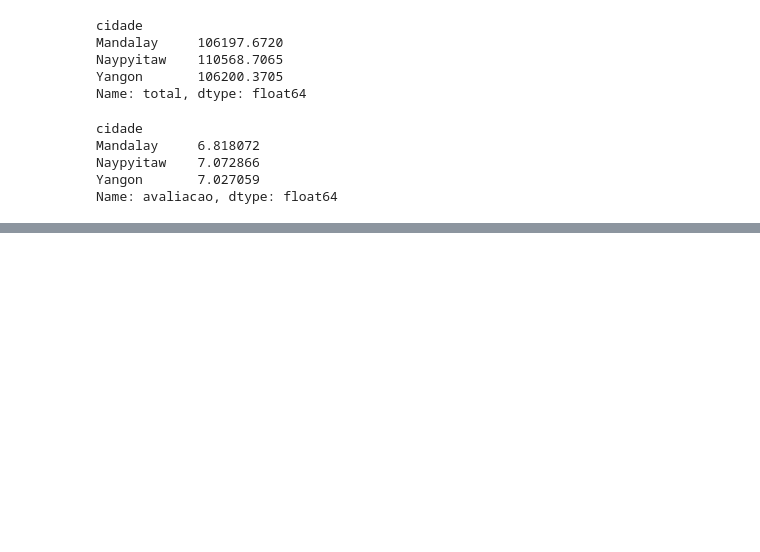
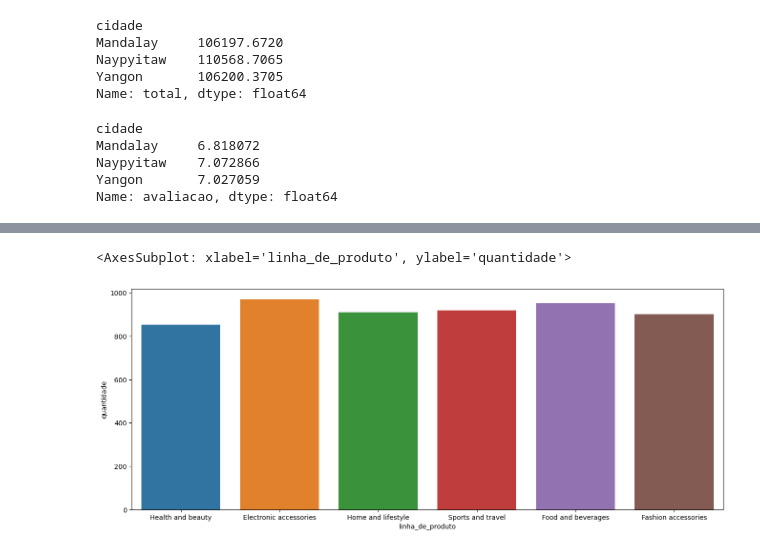
Before and after one commit to gbrfilipe/EDA-Vendas-de-Supermercado, a Jupyter notebook: analise.ipynb, the cells around one changed output, grey strips where cells are left out. Drawn from its saved outputs; the diff is of its cells as text; code cells hidden in the pictures; blank space fills up the shorter version.

```diff
--- a/analise.ipynb
+++ b/analise.ipynb
@@ -87,0 +124,11 @@ Name: avaliacao, dtype: float64
+# %%
+# Quantidade de itens vendidos por linha de produto
+plt.subplots(figsize=(16,6))
+sns.barplot(data=df,
+            x="linha_de_produto",
+            y="quantidade",
+            estimator="sum",
+            errorbar=None)
+# %% [output]
+<AxesSubplot: xlabel='linha_de_produto', ylabel='quantidade'>
+[figure, added]
```
Also changed, not shown: parts of 18 cells of this notebook, 1 other file.
